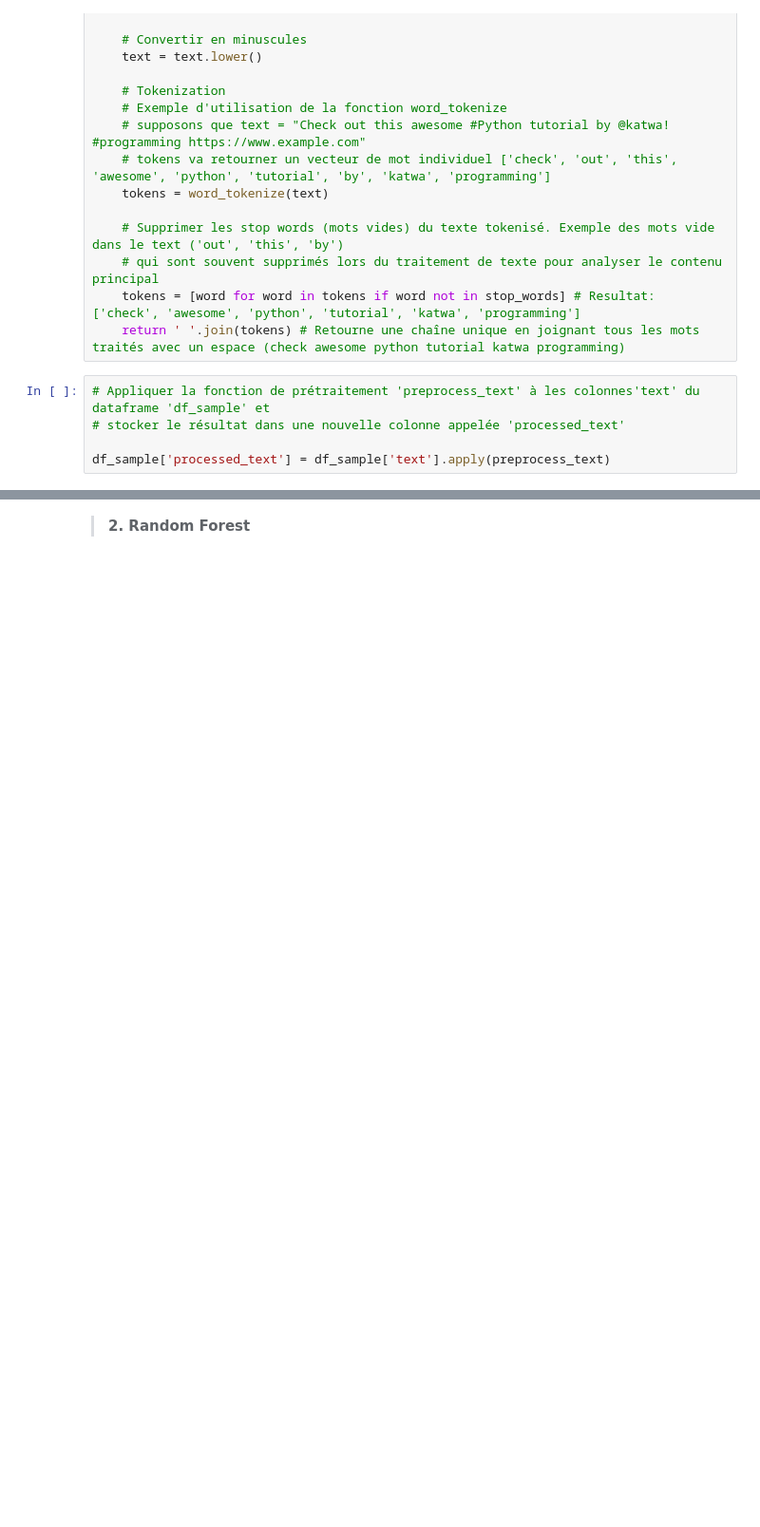
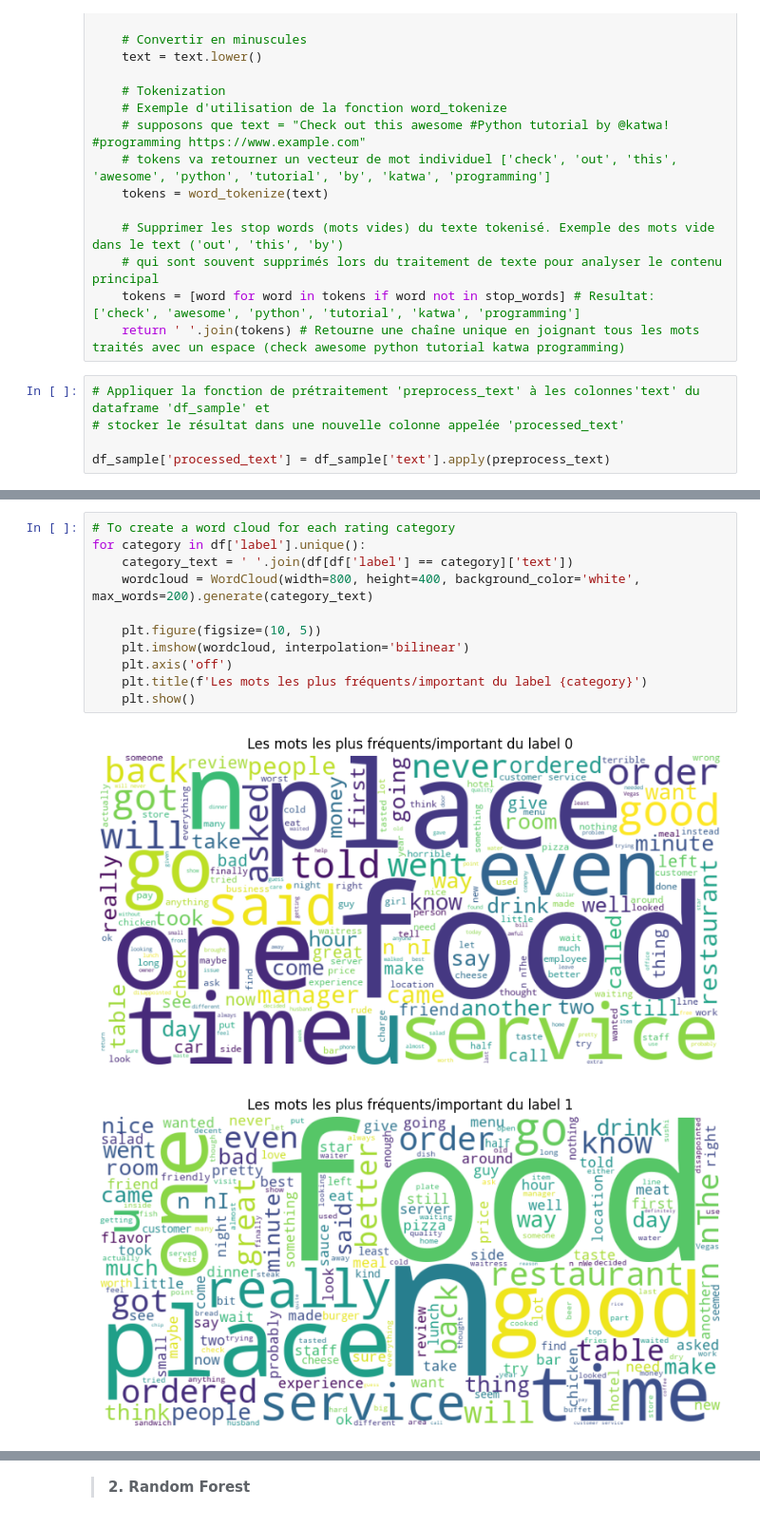
Before and after one commit to Staures92/Projet-de-fin-Data-Afique-Hub, a Jupyter notebook: Sentimentclient.ipynb, the cells around one changed output, grey strips where cells are left out. Shown at 95% size. Saved outputs shown, nothing was run; the diff lists cells and outputs as text; blank space fills up the shorter version.

```diff
--- a/Sentimentclient.ipynb
+++ b/Sentimentclient.ipynb
@@ -321 +300,15 @@ Neutral       98
 Name: count, dtype: int64
+# %%
+# To create a word cloud for each rating category
+for category in df['label'].unique():
+    category_text = ' '.join(df[df['label'] == category]['text'])
+    wordcloud = WordCloud(width=800, height=400, background_color='white', max_words=200).generate(category_text)
+
+    plt.figure(figsize=(10, 5))
+    plt.imshow(wordcloud, interpolation='bilinear')
+    plt.axis('off')
+    plt.title(f'Les mots les plus fréquents/important du label {category}')
+    plt.show()
+# %% [output]
+[figure, added]
+[figure, added]
```
Also changed, not shown: parts of 53 cells of this notebook.
